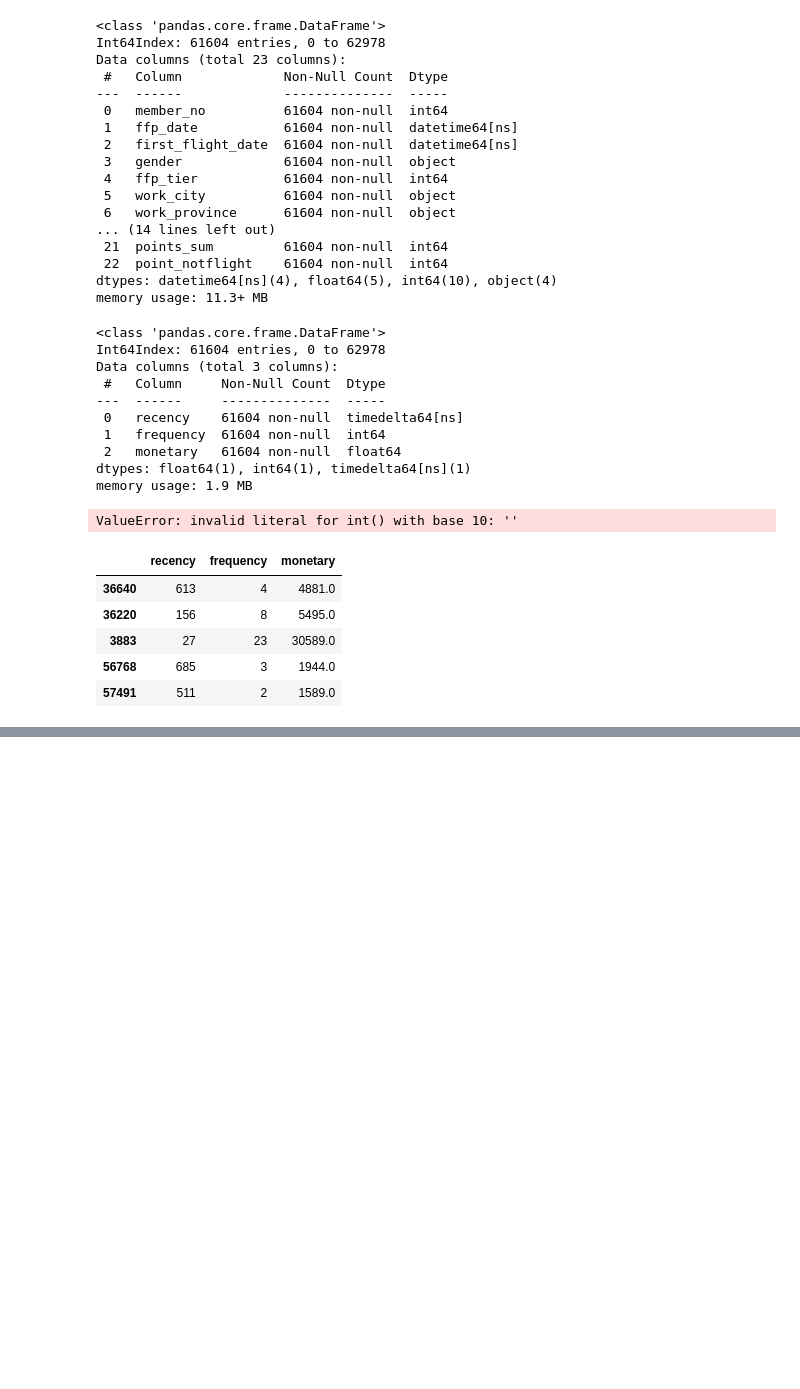
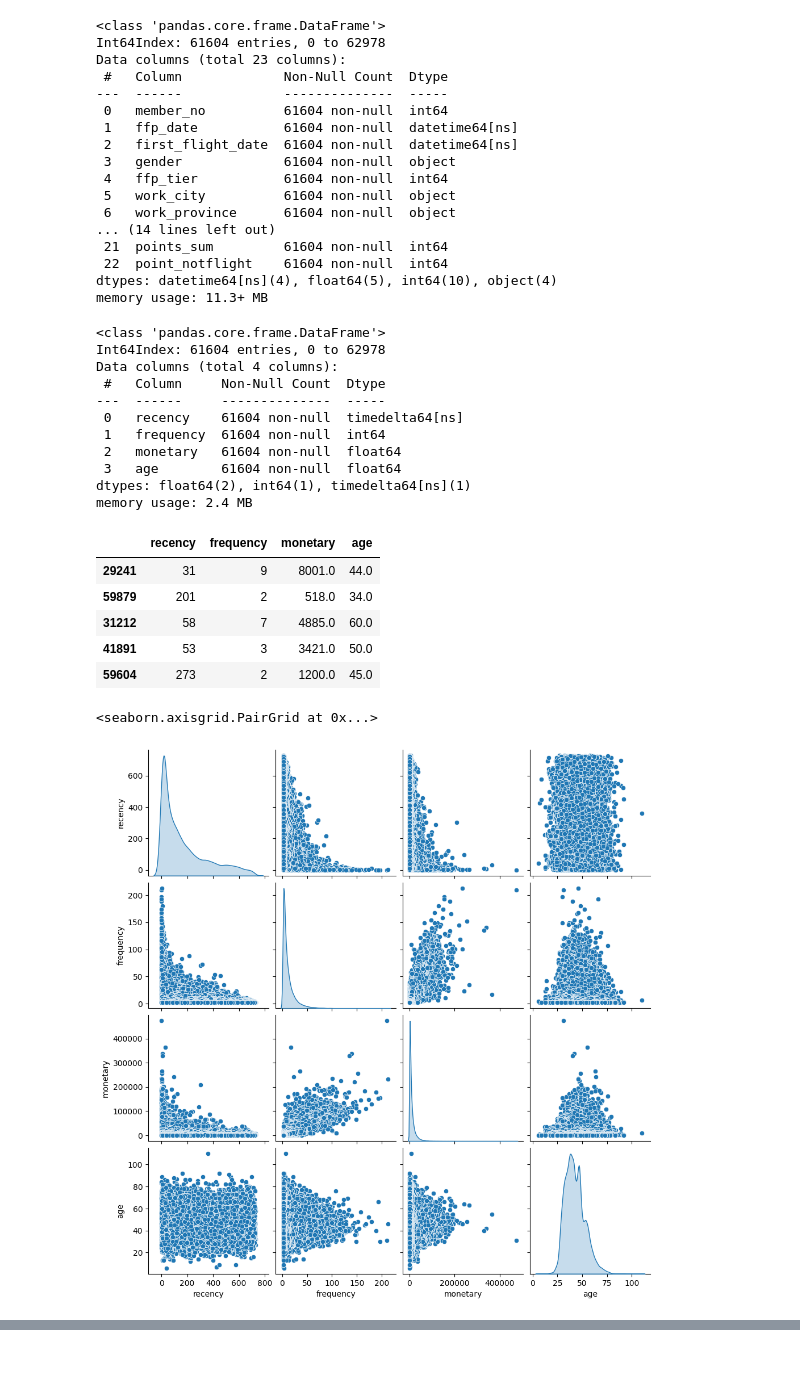
Before and after one commit to mfathul21/airline-customer-value, a Jupyter notebook: Airline_Customer_Segmentation.ipynb, the cells around one changed output, grey strips where cells are left out. Drawn from its saved outputs; the diff is of its cells as text; code cells hidden in the pictures; blank space fills up the shorter version.

```diff
--- a/Airline_Customer_Segmentation.ipynb
+++ b/Airline_Customer_Segmentation.ipynb
@@ -466,29 +494,34 @@ customers = pd.DataFrame()
 customers['recency'] = airline['load_time'] - airline['last_flight_date']
 customers['frequency'] = airline['flight_count']
 customers['monetary'] = airline['sum_yr_1'] + airline['sum_yr_2']
+customers['age'] = airline['age']
 # %%
 customers.info()
 # %% [output]
 <class 'pandas.core.frame.DataFrame'>
 Int64Index: 61604 entries, 0 to 62978
-Data columns (total 3 columns):
+Data columns (total 4 columns):
  #   Column     Non-Null Count  Dtype
 ---  ------     --------------  -----
  0   recency    61604 non-null  timedelta64[ns]
  1   frequency  61604 non-null  int64
  2   monetary   61604 non-null  float64
-dtypes: float64(1), int64(1), timedelta64[ns](1)
-memory usage: 1.9 MB
+ 3   age        61604 non-null  float64
+dtypes: float64(2), int64(1), timedelta64[ns](1)
+memory usage: 2.4 MB
 # %%
 customers['recency'] = customers['recency'].astype('str').apply(lambda x: int(x[:-5]))
-# %% [output]
-ValueError: invalid literal for int() with base 10: ''
 # %%
 customers.sample(5)
 # %% [output]
-|  | recency | frequency | monetary |
-| 36640 | 613 | 4 | 4881.0 |
-| 36220 | 156 | 8 | 5495.0 |
-| 3883 | 27 | 23 | 30589.0 |
-| 56768 | 685 | 3 | 1944.0 |
-| 57491 | 511 | 2 | 1589.0 |
+|  | recency | frequency | monetary | age |
+| 29241 | 31 | 9 | 8001.0 | 44.0 |
+| 59879 | 201 | 2 | 518.0 | 34.0 |
+| 31212 | 58 | 7 | 4885.0 | 60.0 |
+| 41891 | 53 | 3 | 3421.0 | 50.0 |
+| 59604 | 273 | 2 | 1200.0 | 45.0 |
+# %%
+sns.pairplot(customers, diag_kind='kde')
+# %% [output]
+<seaborn.axisgrid.PairGrid at 0x...>
+[figure, added]
```
Also changed, not shown: parts of 14 cells of this notebook.
